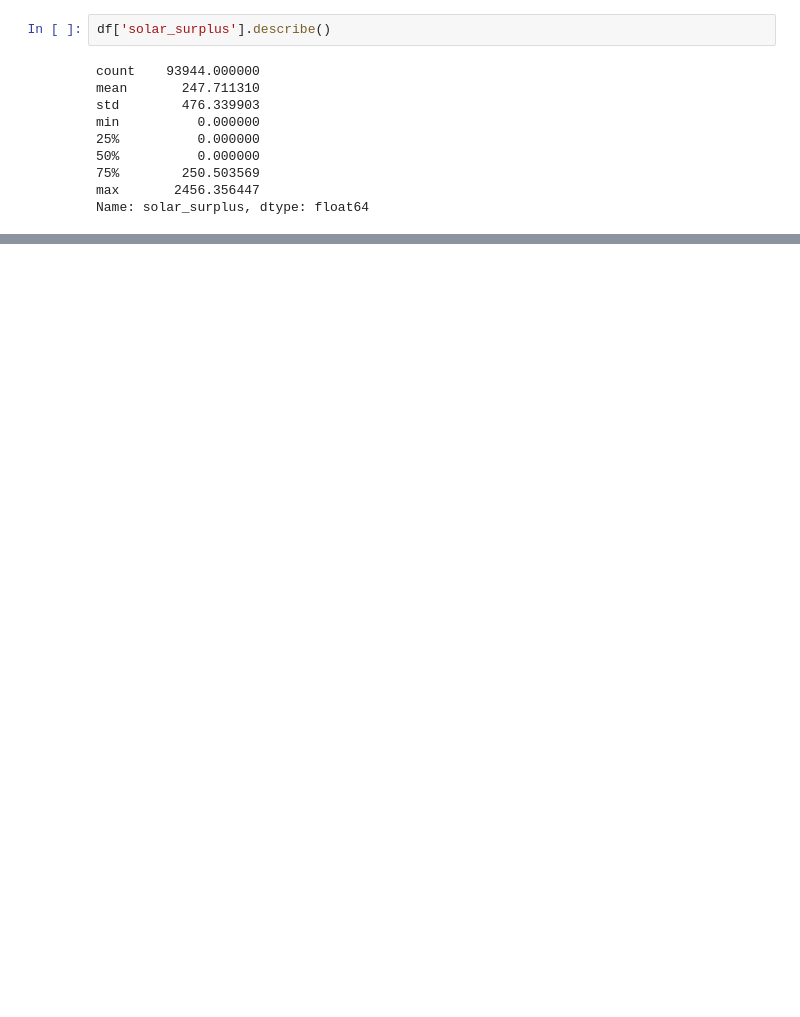
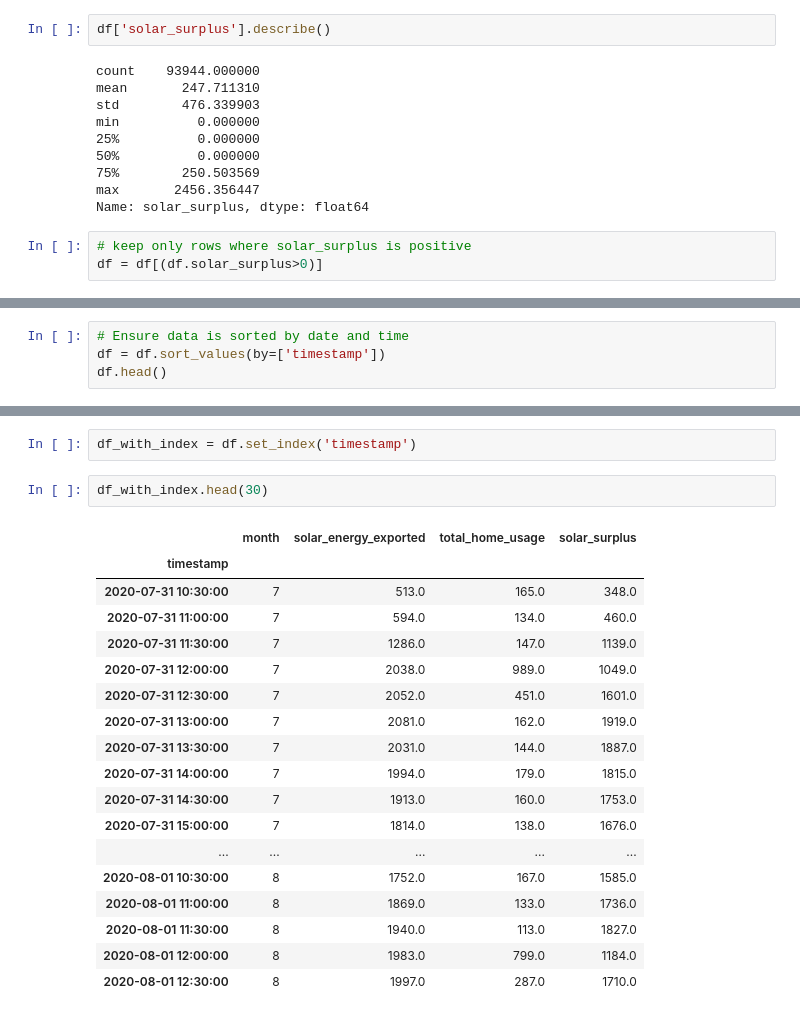
Before and after one commit to paleze/solar-energy-surplus-estimator, a Jupyter notebook: solar-energy-surplus-prediction.ipynb, the cells around one changed output, grey strips where cells are left out. Cells and saved outputs as stored; diff of their text form; blank space fills up the shorter version.

```diff
--- a/solar-energy-surplus-prediction.ipynb
+++ b/solar-energy-surplus-prediction.ipynb
@@ -140,3 +138,6 @@ min          0.000000
 75%        250.503569
 max       2456.356447
 Name: solar_surplus, dtype: float64
+# %%
+# keep only rows where solar_surplus is positive
+df = df[(df.solar_surplus>0)]
@@ -142,0 +283,4 @@ Name: solar_surplus, dtype: float64
+# %%
+# Ensure data is sorted by date and time
+df = df.sort_values(by=['timestamp'])
+df.head()
@@ -142,0 +294,23 @@ Name: solar_surplus, dtype: float64
+# %%
+df_with_index = df.set_index('timestamp')
+# %%
+df_with_index.head(30)
+# %% [output]
+|  | month | solar_energy_exported | total_home_usage | solar_surplus |
+| timestamp |  |  |  |  |
+| 2020-07-31 10:30:00 | 7 | 513.0 | 165.0 | 348.0 |
+| 2020-07-31 11:00:00 | 7 | 594.0 | 134.0 | 460.0 |
+| 2020-07-31 11:30:00 | 7 | 1286.0 | 147.0 | 1139.0 |
+| 2020-07-31 12:00:00 | 7 | 2038.0 | 989.0 | 1049.0 |
+| 2020-07-31 12:30:00 | 7 | 2052.0 | 451.0 | 1601.0 |
+| 2020-07-31 13:00:00 | 7 | 2081.0 | 162.0 | 1919.0 |
+| 2020-07-31 13:30:00 | 7 | 2031.0 | 144.0 | 1887.0 |
+| 2020-07-31 14:00:00 | 7 | 1994.0 | 179.0 | 1815.0 |
+| 2020-07-31 14:30:00 | 7 | 1913.0 | 160.0 | 1753.0 |
+| 2020-07-31 15:00:00 | 7 | 1814.0 | 138.0 | 1676.0 |
+| ... | ... | ... | ... | ... |
+| 2020-08-01 10:30:00 | 8 | 1752.0 | 167.0 | 1585.0 |
+| 2020-08-01 11:00:00 | 8 | 1869.0 | 133.0 | 1736.0 |
+| 2020-08-01 11:30:00 | 8 | 1940.0 | 113.0 | 1827.0 |
+| 2020-08-01 12:00:00 | 8 | 1983.0 | 799.0 | 1184.0 |
+| 2020-08-01 12:30:00 | 8 | 1997.0 | 287.0 | 1710.0 |
```
Also changed, not shown: parts of 22 cells of this notebook, 1 other file.
